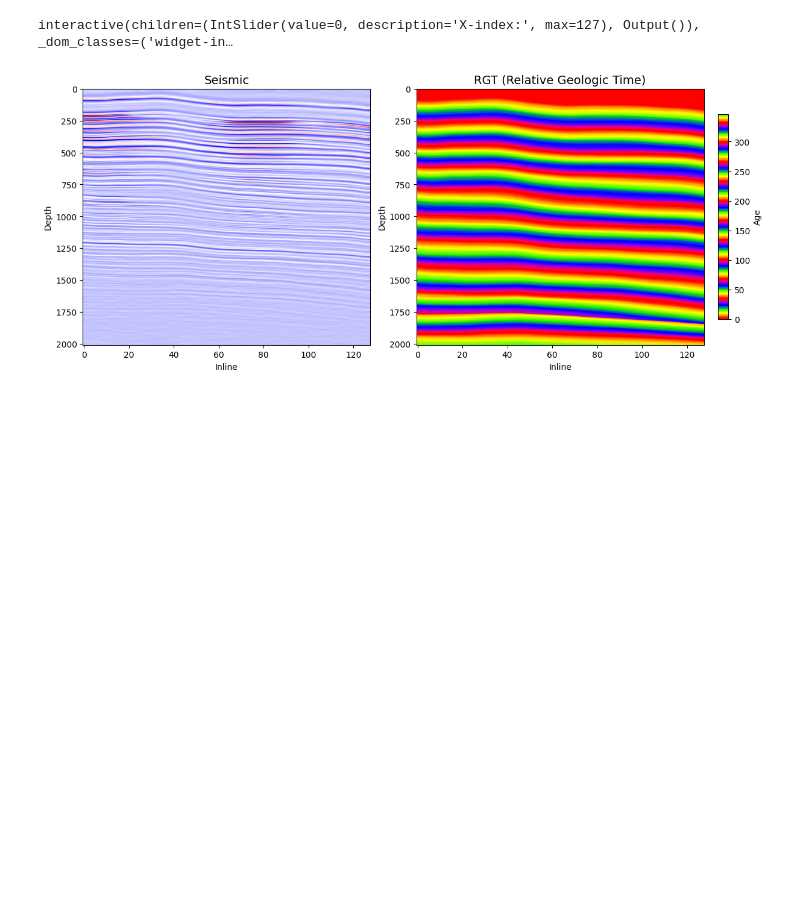
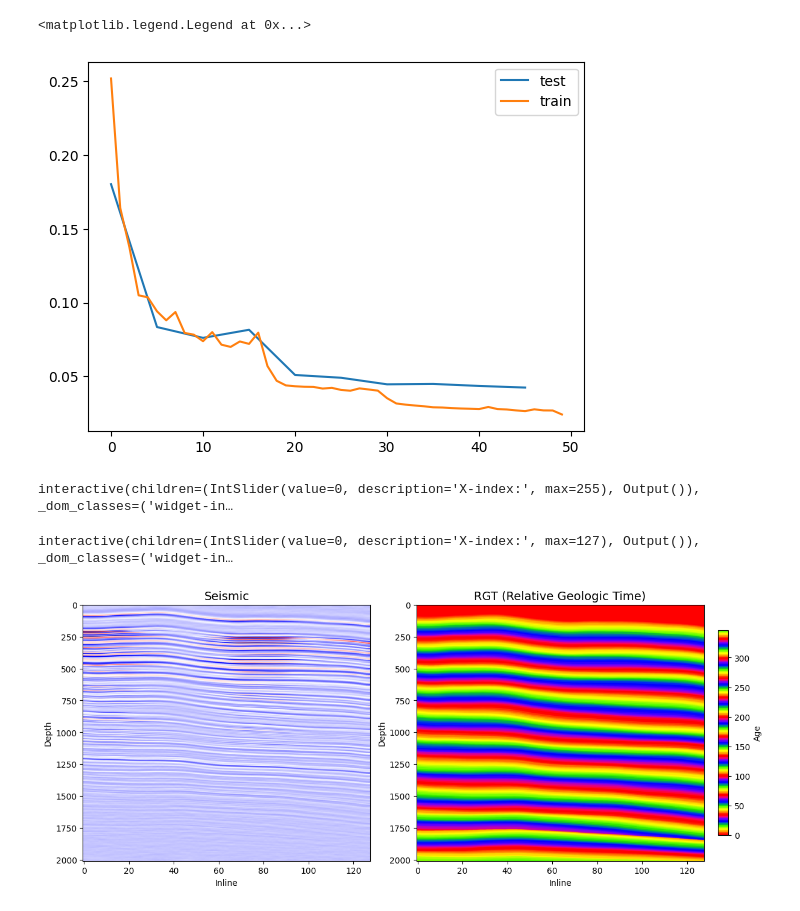
Before and after one commit to spaceswimmer/nnseismic, a Jupyter notebook: src/view_results.ipynb, the cells around one changed output. Saved outputs shown, nothing was run; the diff lists cells and outputs as text; code cells hidden in the pictures; blank space fills up the shorter version.

```diff
--- a/src/view_results.ipynb
+++ b/src/view_results.ipynb
@@ -6,3 +36,20 @@ import matplotlib.pyplot as plt
+# %%
+import pandas as pd
+test = pd.read_csv("/mnt/storage/nnseismic/runs/exp2_Train/history/test_history.txt", sep=' |\t')
+train = pd.read_csv("/mnt/storage/nnseismic/runs/exp2_Train/history/train_history.txt", sep=' |\t')
+# %%
+plt.plot(test.EPOCH, test.SSIM, label='test')
+plt.plot(train.EPOCH, train.SSIM, label='train')
+plt.legend()
+# %% [output]
+<matplotlib.legend.Legend at 0x...>
+[figure, added]
+# %%
+seismic = np.fromfile("../data/0.dat", dtype=np.float32)
+seismic = seismic.reshape((256, 256, 128))
+plot_3d_array_interactive(seismic, axis='x', cmap='grey')
+# %% [output]
+interactive(children=(IntSlider(value=0, description='X-index:', max=255), Output()), _dom_classes=('widget-in…
 # %%
 files = glob("../data/synthetic_data/run/seismic__2026.24239099_tagilst_test_5/*.npy")
 for i in range(len(files)):
```
Also changed, not shown: parts of 5 cells of this notebook, 6 other files.
